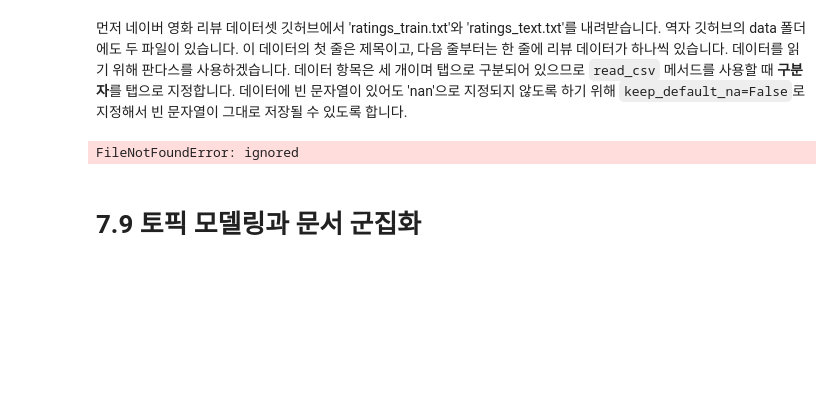
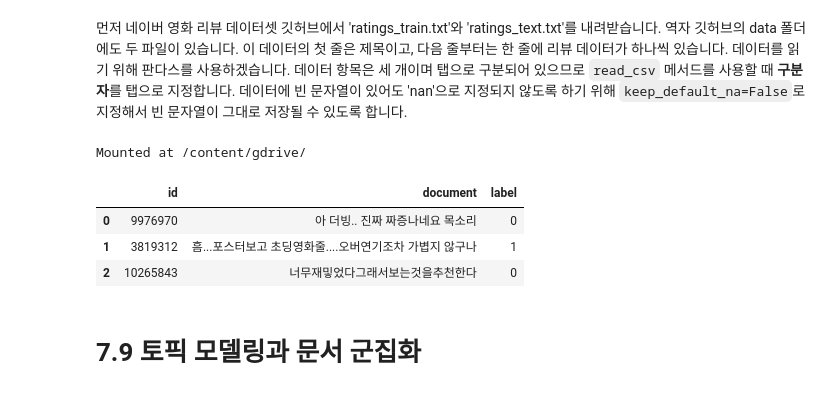
Before and after one commit to LeeSeungwon89/Machine-learning_Theory, a Jupyter notebook: CHAPTER7 텍스트 데이터 다루기.ipynb, the cells around one changed output. Cells and saved outputs as stored; diff of their text form; code cells hidden in the pictures; blank space fills up the shorter version.

```diff
--- a/CHAPTER7 텍스트 데이터 다루기.ipynb
+++ b/CHAPTER7 텍스트 데이터 다루기.ipynb
@@ -713,14 +713,22 @@ print('최상의 교차 검증 점수 (표제어): {:.3f}'.format(grid.best_scor
 `KoNLPy`는 형태소 분석기 5개를 각각 하나의 태그 클래스로 지원합니다. 0.4.5 이상 버전을 기준으로 트위터에서 만든 한국어 처리기인 [`open-korean-text`](https://github.com/open-korean-text/open-korean-text)을 사용하겠습니다.
 # %% [markdown]
 먼저 네이버 영화 리뷰 데이터셋 깃허브에서 'ratings_train.txt'와 'ratings_text.txt'를 내려받습니다. 역자 깃허브의 data 폴더에도 두 파일이 있습니다. 이 데이터의 첫 줄은 제목이고, 다음 줄부터는 한 줄에 리뷰 데이터가 하나씩 있습니다. 데이터를 읽기 위해 판다스를 사용하겠습니다. 데이터 항목은 세 개이며 탭으로 구분되어 있으므로 `read_csv` 메서드를 사용할 때 **구분자**를 탭으로 지정합니다. 데이터에 빈 문자열이 있어도 'nan'으로 지정되지 않도록 하기 위해 `keep_default_na=False`로 지정해서 빈 문자열이 그대로 저장될 수 있도록 합니다.
+# %%
+from google.colab import drive
+drive.mount('/content/gdrive/')
+# %% [output]
+Mounted at /content/gdrive/
 # %%
 import pandas as pd
 
-df_train = pd.read_csv('data/ratings_train.txt', delimiter='\t',
+df_train = pd.read_csv('/content/gdrive/MyDrive/nsmc-master/ratings_train.txt', delimiter='\t',
                        keep_default_na=False)
 df_train.head(n=3)
 # %% [output]
-FileNotFoundError: ignored
+|  | id | document | label |
+| 0 | 9976970 | 아 더빙.. 진짜 짜증나네요 목소리 | 0 |
+| 1 | 3819312 | 흠...포스터보고 초딩영화줄....오버연기조차 가볍지 않구나 | 1 |
+| 2 | 10265843 | 너무재밓었다그래서보는것을추천한다 | 0 |
 # %% [markdown]
 # **7.9 토픽 모델링과 문서 군집화**
 # %% [markdown]
```
